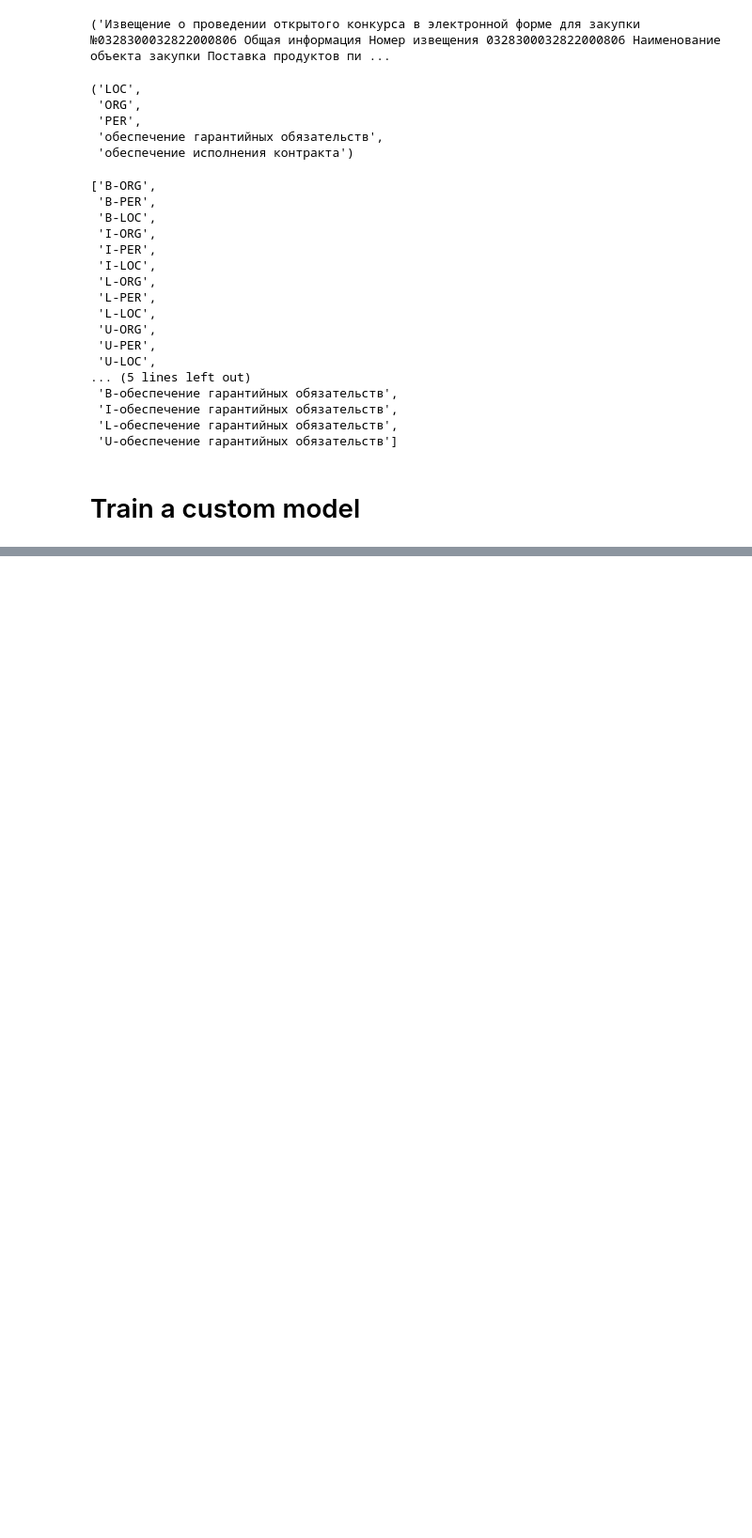
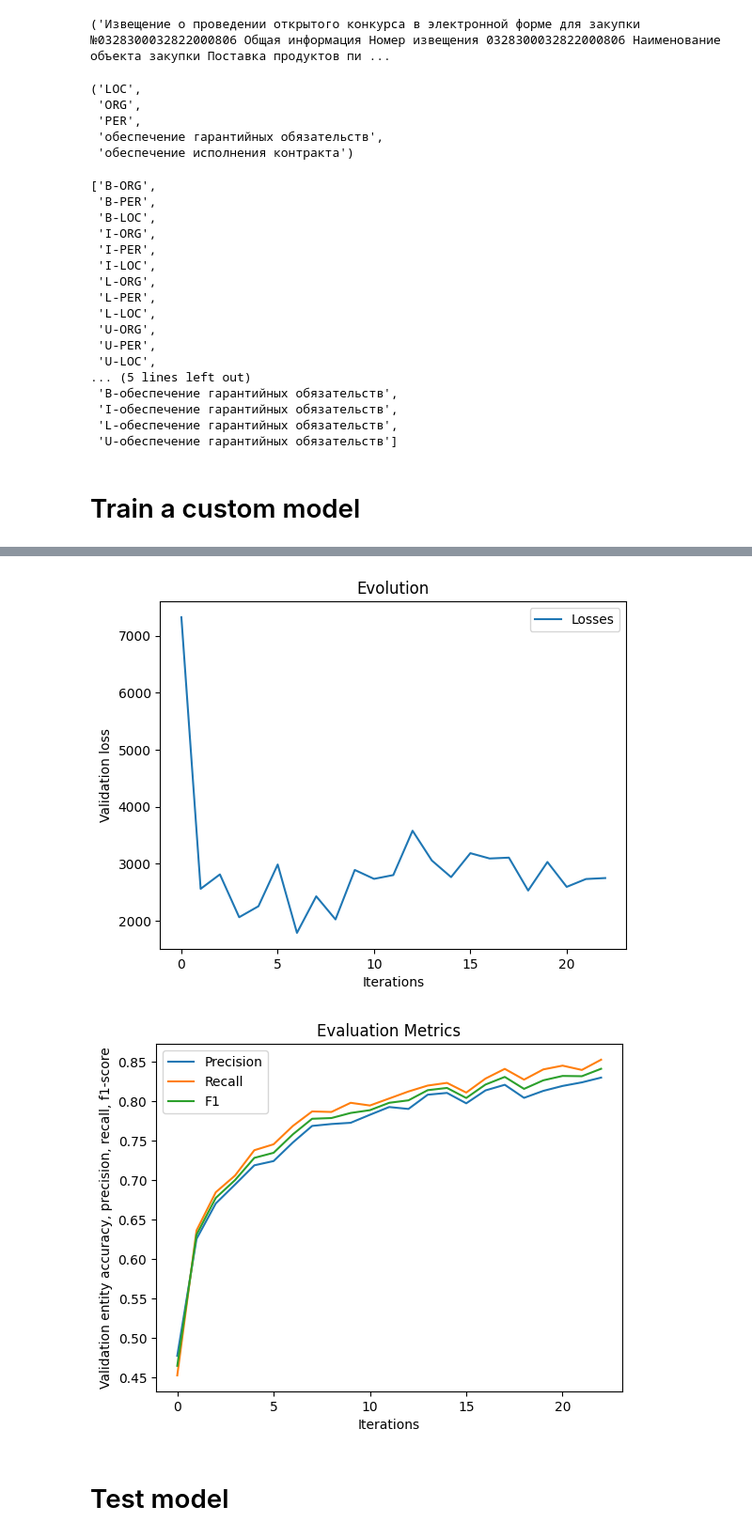
Before and after one commit to sonodug/NER, a Jupyter notebook: research.ipynb, the cells around one changed output, grey strips where cells are left out. Shown: that part at 94% size. Saved outputs shown, nothing was run; the diff lists cells and outputs as text; code cells hidden in the pictures; blank space fills up the shorter version.

```diff
--- a/research.ipynb
+++ b/research.ipynb
@@ -206,7 +207,8 @@ with nlp.disable_pipes(*unaffected_pipes):
     losses = {}
     # batch up the examples using spaCy's minibatch
     batches = minibatch(formatted_data, size=compounding(4.0, 32.0, 1.001))
-    progress_bar = tqdm(total=len(formatted_data), desc=f"Iteration {iteration}", leave=False)
+    progress_bar = tqdm(total=len(formatted_data), bar_format='{l_bar}{bar:20}{r_bar}{bar:-10b}',
+                        desc=f"Iteration {iteration}", leave=False)
     for batch in batches:
       for text, annotations in batch:
         doc = nlp.make_doc(text)
@@ -220,7 +222,9 @@ with nlp.disable_pipes(*unaffected_pipes):
         progress_bar.update(1)
 
     metrics = scorer.score_spans(examples, "ents")
-    print(metrics)
+    print("Precision: {} Recall: {} F1-score: {}".format(metrics['ents_p'],
+                                                                     metrics['ents_r'],
+                                                                     metrics['ents_f']))
     loss_scores.append(losses['ner'])
     precision_scores.append(metrics['ents_p'])
     recall_scores.append(metrics['ents_r'])
@@ -231,0 +287,28 @@ with nlp.disable_pipes(*unaffected_pipes):
+# %%
+import matplotlib.pyplot as plt
+
+# Plot losses
+pl_losses = {'Losses': loss_scores}
+for name, values in pl_losses.items():
+  plt.plot(range(len(values)), values, label=name)
+plt.title('Evolution')
+plt.xlabel('Iterations')
+plt.ylabel('Validation loss')
+plt.legend()
+plt.show()
+
+# Plot evaluation metrics
+pl_metrics = {'Precision': precision_scores, 'Recall': recall_scores, 'F1': f1_scores}
+for metric_name, metric_values in pl_metrics.items():
+    plt.plot(range(len(metric_values)), metric_values, label=metric_name)
+
+plt.title('Evaluation Metrics')
+plt.xlabel('Iterations')
+plt.ylabel('Validation entity accuracy, precision, recall, f1-score')
+plt.legend()
+plt.show()
+# %% [output]
+[figure, added]
+[figure, added]
+# %% [markdown]
+# Test model
```
Also changed, not shown: parts of 16 cells of this notebook, 27 other files.
